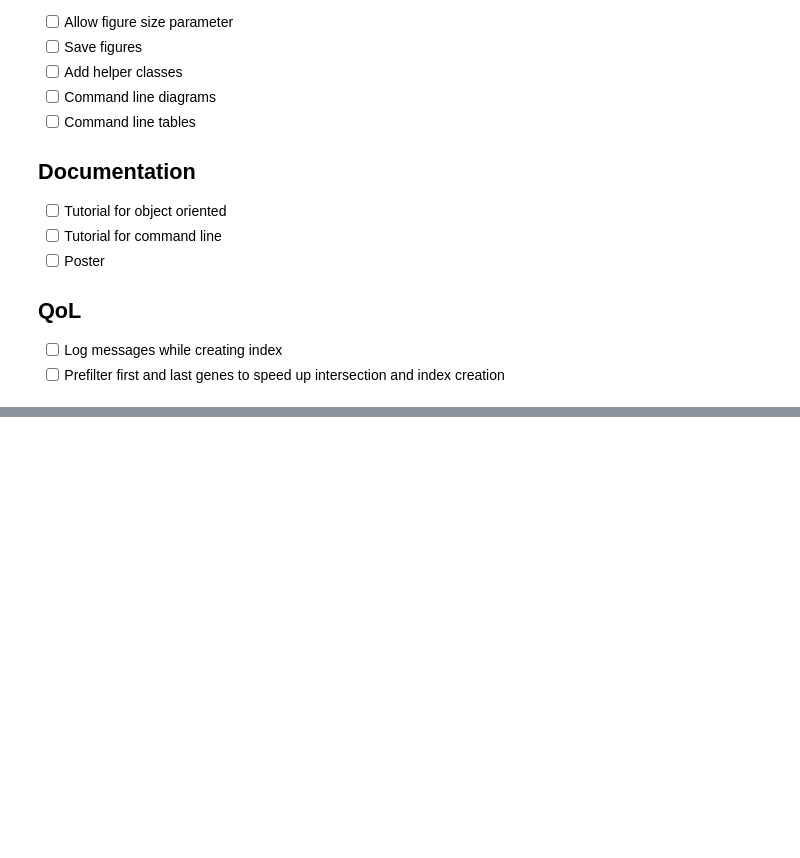
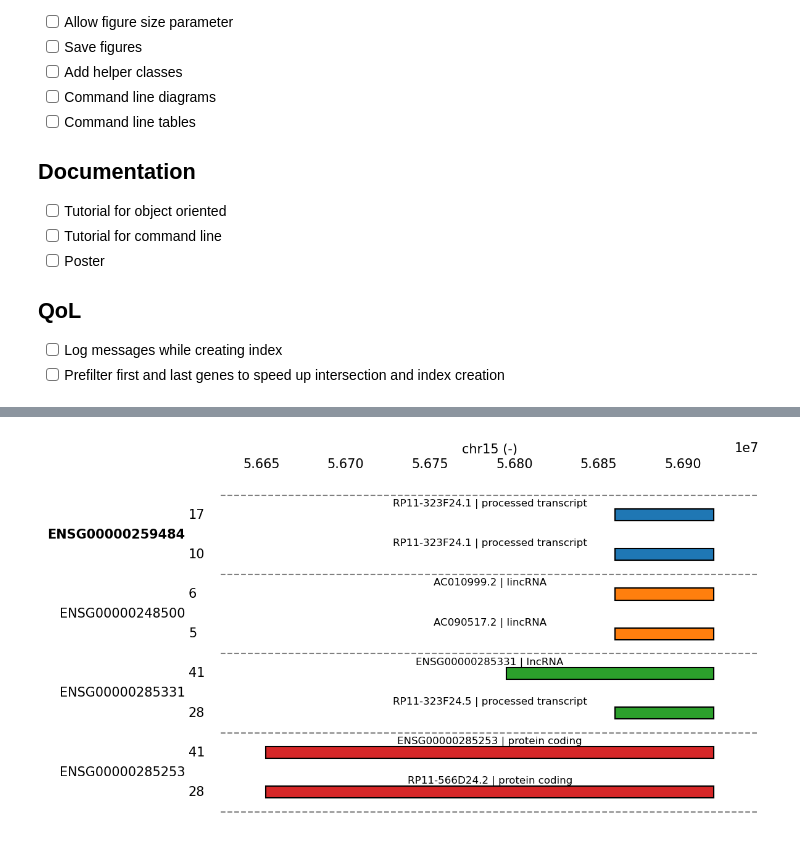
Before and after one commit to HugoGuillen/genehtracker, a Jupyter notebook: dev_v2.ipynb, the cells around one changed output, grey strips where cells are left out. Drawn from its saved outputs; the diff is of its cells as text; code cells hidden in the pictures; blank space fills up the shorter version.

```diff
--- a/dev_v2.ipynb
+++ b/dev_v2.ipynb
@@ -679,0 +955,4 @@ def plot_tracks(gene_id,DFG,G,DFC,overlap_thr = 0.1,dpi=150):
+# %%
+GHT.plot_tracks(gene_id)
+# %% [output]
+[figure, added]
```
Also changed, not shown: parts of 27 cells of this notebook, 8 other files.
